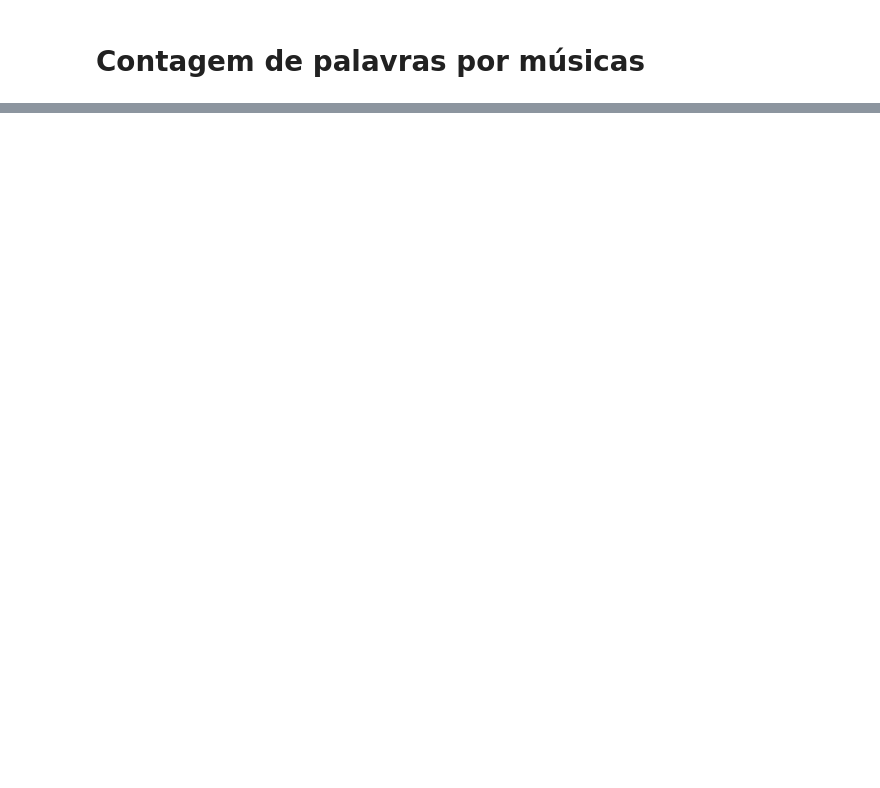
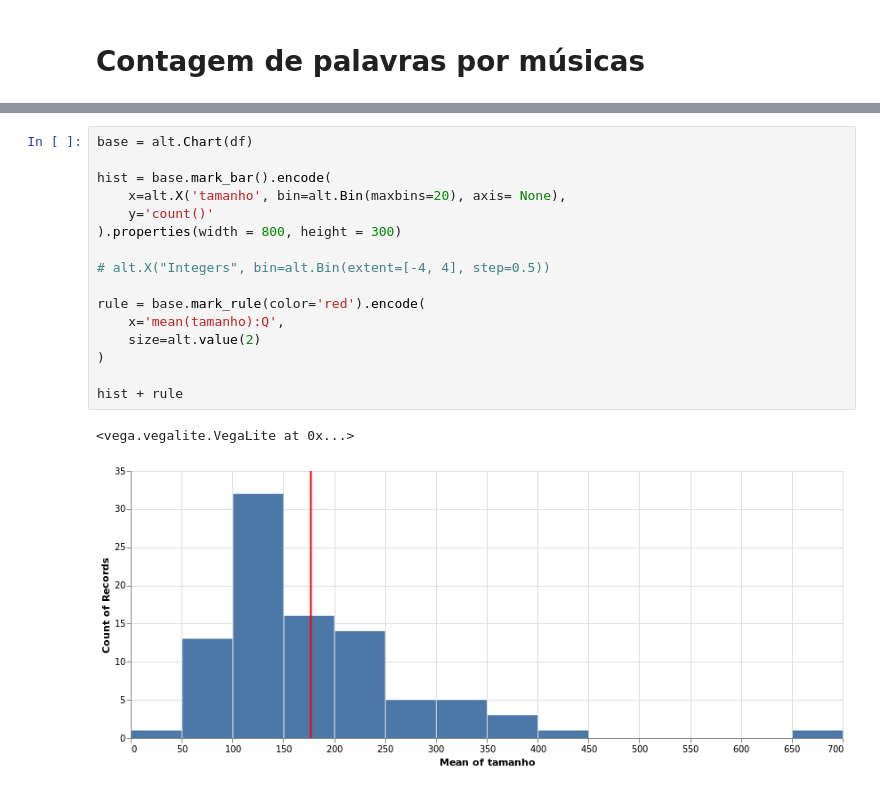
Before and after one commit to cabrau/datavis-course, a Jupyter notebook: projeto_final/visualizando_belchior.ipynb, the cells around one changed output, grey strips where cells are left out. Drawn from its saved outputs; the diff is of its cells as text; blank space fills up the shorter version.

```diff
--- a/projeto_final/visualizando_belchior.ipynb
+++ b/projeto_final/visualizando_belchior.ipynb
@@ -71,0 +75,19 @@ TypeError: replace() argument 2 must be str, not Series
+# %%
+base = alt.Chart(df)
+
+hist = base.mark_bar().encode(
+    x=alt.X('tamanho', bin=alt.Bin(maxbins=20), axis= None),
+    y='count()'
+).properties(width = 800, height = 300)
+
+# alt.X("Integers", bin=alt.Bin(extent=[-4, 4], step=0.5))
+
+rule = base.mark_rule(color='red').encode(
+    x='mean(tamanho):Q',
+    size=alt.value(2)
+)
+
+hist + rule
+# %% [output]
+<vega.vegalite.VegaLite at 0x...>
+[figure, added]
```
Also changed, not shown: parts of 5 cells of this notebook.
